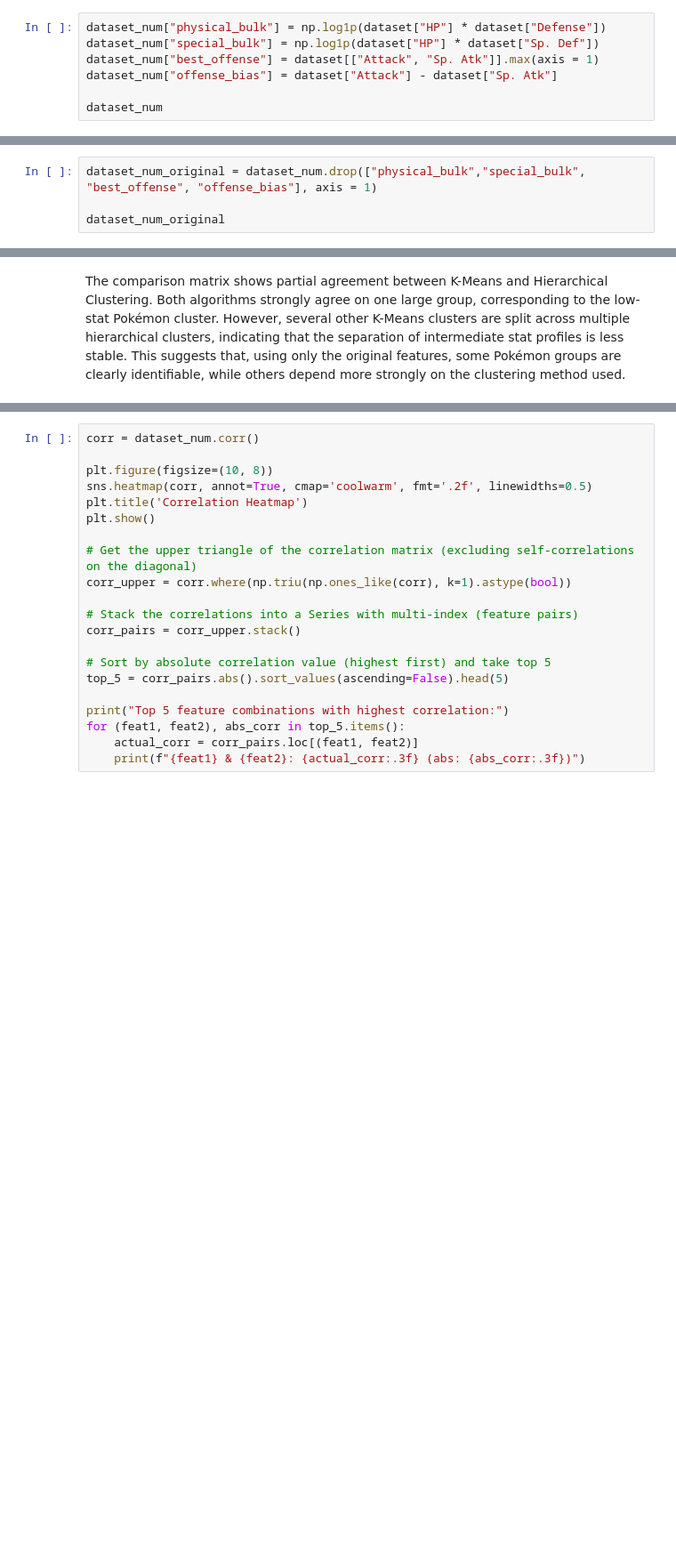
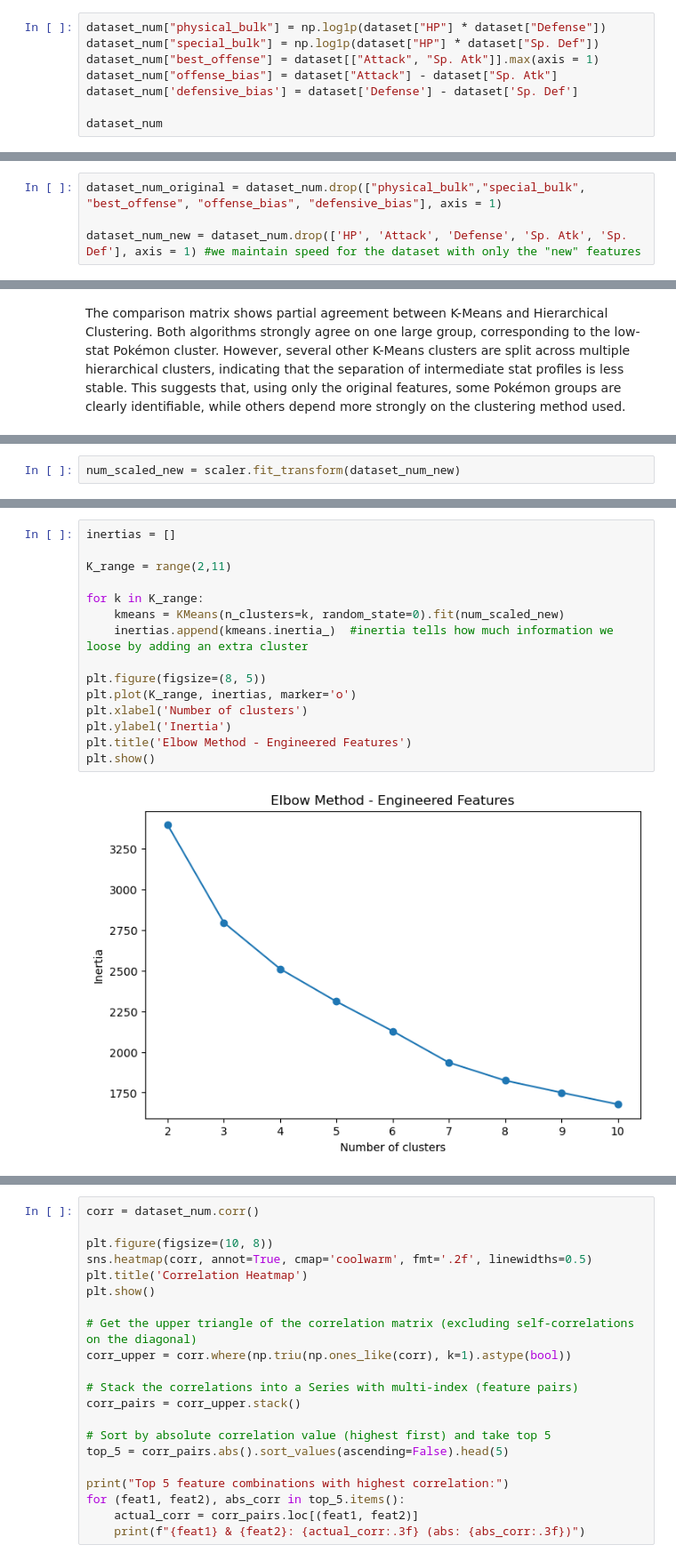
Before and after one commit to tiago2806/ml_pokemon, a Jupyter notebook: modelling.ipynb, the cells around one changed output, grey strips where cells are left out. Shown at 89% size. Saved outputs shown, nothing was run; the diff lists cells and outputs as text; blank space fills up the shorter version.

Commit message:
clustering

```diff
--- a/modelling.ipynb
+++ b/modelling.ipynb
@@ -64,6 +64,7 @@ dataset_num["physical_bulk"] = np.log1p(dataset["HP"] * dataset["Defense"])
 dataset_num["special_bulk"] = np.log1p(dataset["HP"] * dataset["Sp. Def"])
 dataset_num["best_offense"] = dataset[["Attack", "Sp. Atk"]].max(axis = 1)
 dataset_num["offense_bias"] = dataset["Attack"] - dataset["Sp. Atk"]
+dataset_num['defensive_bias'] = dataset['Defense'] - dataset['Sp. Def']
 
 dataset_num
 # %% [output]
@@ -83,4 +86,4 @@ dataset_num
 # %%
-dataset_num_original = dataset_num.drop(["physical_bulk","special_bulk", "best_offense", "offense_bias"], axis = 1)
+dataset_num_original = dataset_num.drop(["physical_bulk","special_bulk", "best_offense", "offense_bias", "defensive_bias"], axis = 1)
 
-dataset_num_original
+dataset_num_new = dataset_num.drop(['HP', 'Attack', 'Defense', 'Sp. Atk', 'Sp. Def'], axis = 1) #we maintain speed for the dataset with only the "new" features
@@ -262,0 +254,2 @@ The comparison matrix shows partial agreement between K-Means and Hierarchical C
+# %%
+num_scaled_new = scaler.fit_transform(dataset_num_new)
@@ -262,0 +267,17 @@ The comparison matrix shows partial agreement between K-Means and Hierarchical C
+# %%
+inertias = []
+
+K_range = range(2,11)
+
+for k in K_range:
+    kmeans = KMeans(n_clusters=k, random_state=0).fit(num_scaled_new)
+    inertias.append(kmeans.inertia_)  #inertia tells how much information we loose by adding an extra cluster
+
+plt.figure(figsize=(8, 5))
+plt.plot(K_range, inertias, marker='o')
+plt.xlabel('Number of clusters')
+plt.ylabel('Inertia')
+plt.title('Elbow Method - Engineered Features')
+plt.show()
+# %% [output]
+[figure, added]
```
Also changed, not shown: parts of 19 cells of this notebook.
